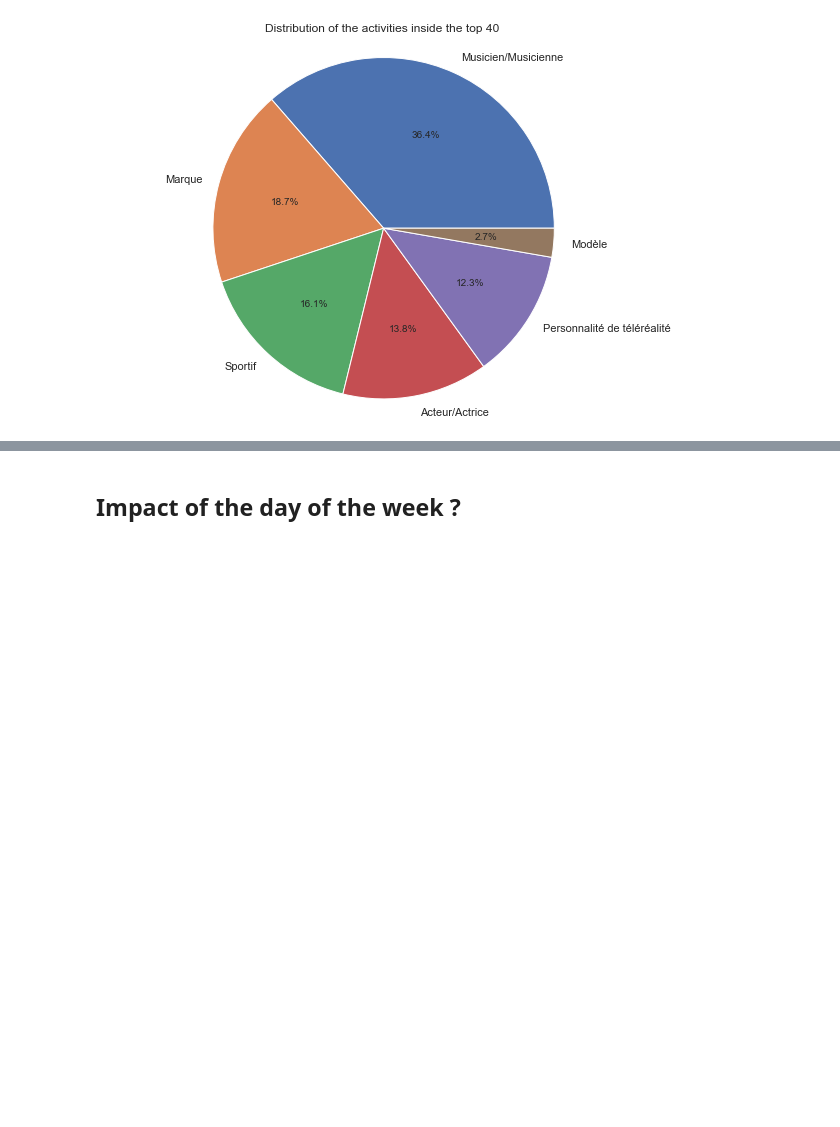
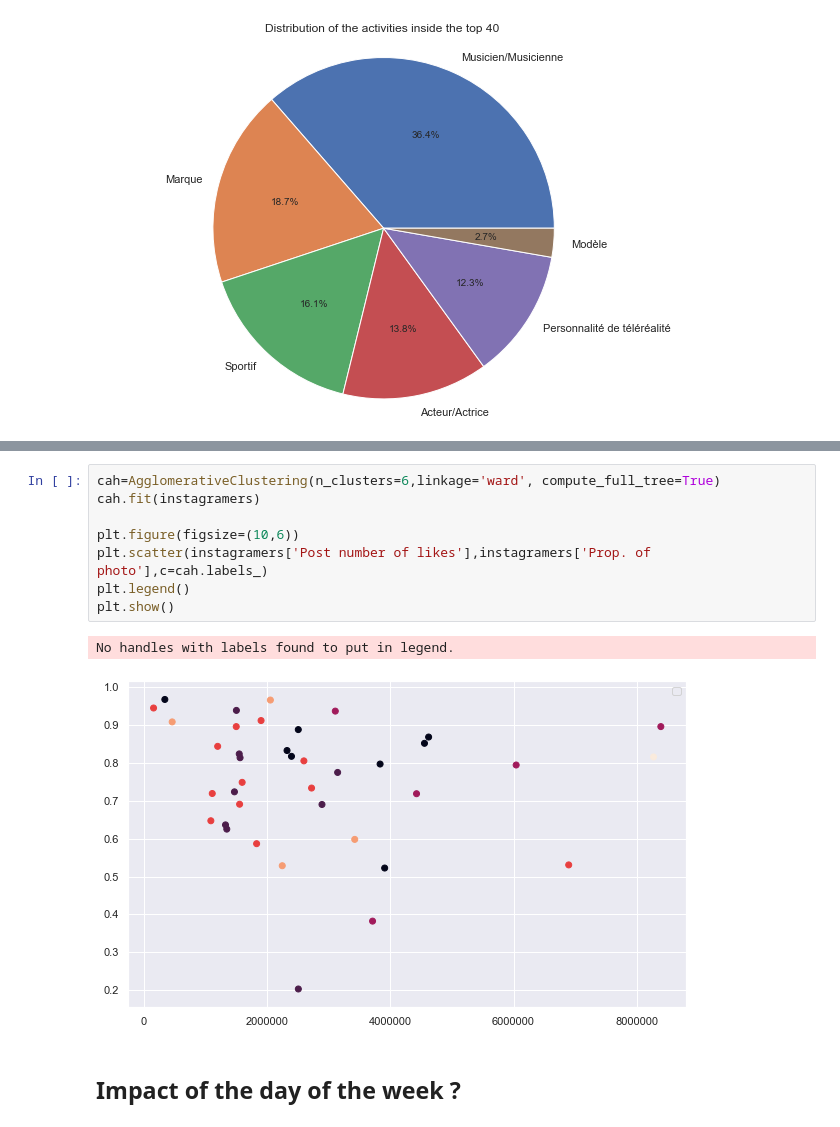
Before and after one commit to BadrAlpha07/Data-Camp-Project, a Jupyter notebook: Starting_kit_engagement_rate.ipynb, the cells around one changed output, grey strips where cells are left out. Saved outputs shown, nothing was run; the diff lists cells and outputs as text; blank space fills up the shorter version.

```diff
--- a/Starting_kit_engagement_rate.ipynb
+++ b/Starting_kit_engagement_rate.ipynb
@@ -152,3 +167,14 @@ instagramers.head(3)
+# %%
+cah=AgglomerativeClustering(n_clusters=6,linkage='ward', compute_full_tree=True)
+cah.fit(instagramers)
+
+plt.figure(figsize=(10,6))
+plt.scatter(instagramers['Post number of likes'],instagramers['Prop. of photo'],c=cah.labels_)
+plt.legend()
+plt.show()
+# %% [output]
+No handles with labels found to put in legend.
+[figure, added]
 # %% [markdown]
 ## Impact of the day of the week ?
 # %%
```
Also changed, not shown: parts of 2 cells of this notebook.
